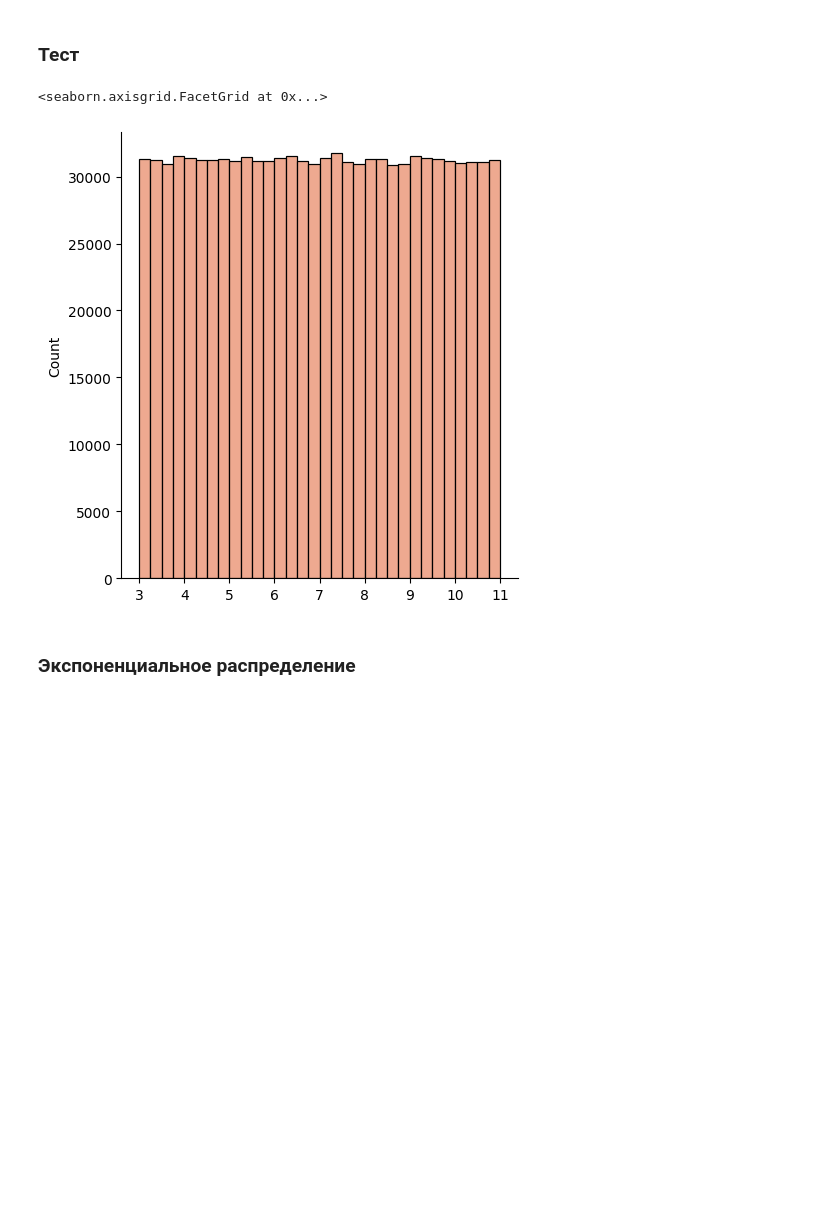
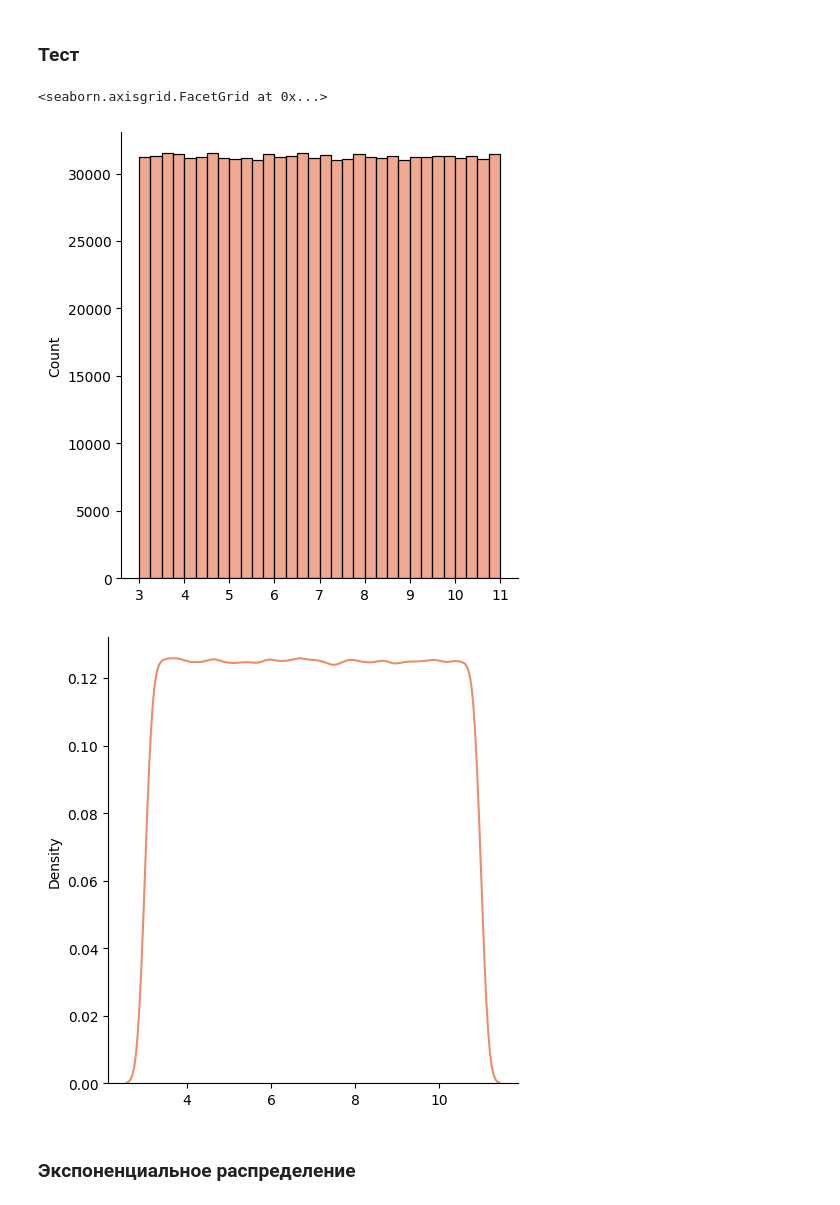
Before and after one commit to dimayasha7123/comp_modeling, a Jupyter notebook: lab1.ipynb, the cells around one changed output. Drawn from its saved outputs; the diff is of its cells as text; code cells hidden in the pictures; blank space fills up the shorter version.

```diff
--- a/lab1.ipynb
+++ b/lab1.ipynb
@@ -39,12 +39,14 @@ def even_dist(a: int, b: int, n: int) -> list:
 # %%
 a=3
 b=11
 
 d1 = even_dist(a, b, N)
 seaborn.displot(d1, bins=BINS)
+seaborn.displot(d1, kind='kde')
 # %% [output]
 <seaborn.axisgrid.FacetGrid at 0x...>
-[figure, old version]
+[figure, new version]
+[figure, added]
 # %% [markdown]
 ### Экспоненциальное распределение
 # %%
```
Also changed, not shown: parts of 5 cells of this notebook.
